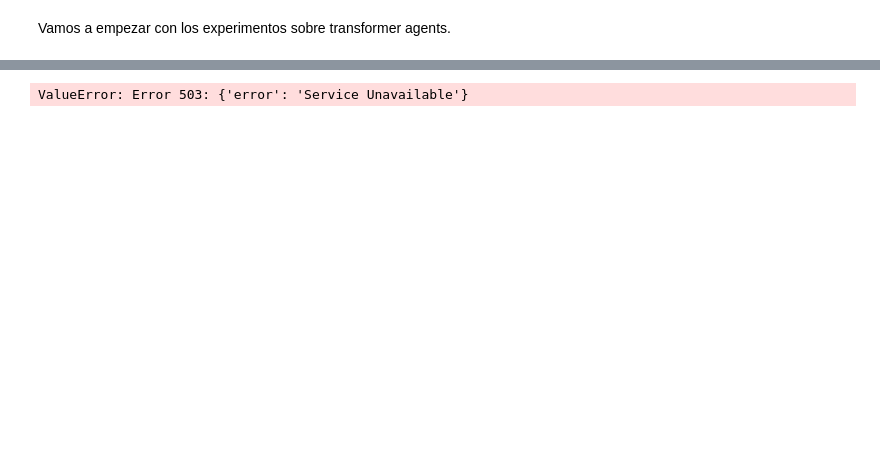
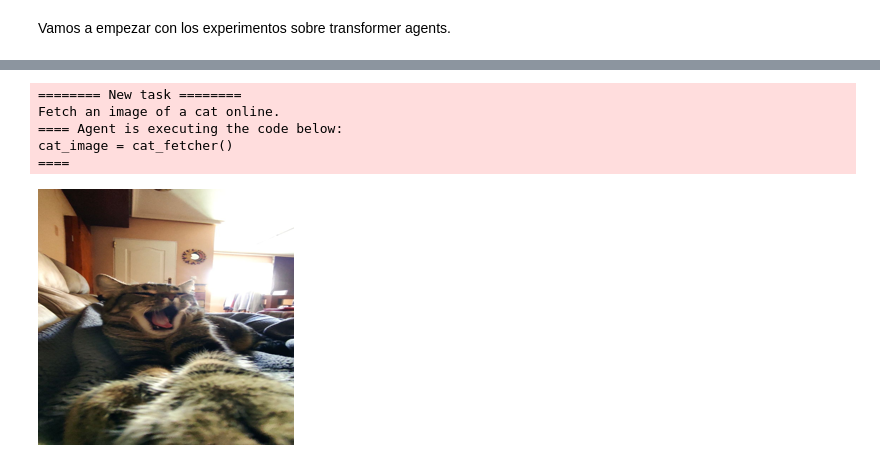
Before and after one commit to AlbertoEscrivaCastro/TFM, a Jupyter notebook: AnomalyAgent_Pruebas.ipynb, the cells around one changed output, grey strips where cells are left out. Saved outputs shown, nothing was run; the diff lists cells and outputs as text; code cells hidden in the pictures; blank space fills up the shorter version.

```diff
--- a/AnomalyAgent_Pruebas.ipynb
+++ b/AnomalyAgent_Pruebas.ipynb
@@ -60,4 +162,9 @@ ValueError: Error 503: {'error': 'Service Unavailable'}
 # %%
-agent.run("Fetch an image of a cat online and caption it for me")
+agent.run("Fetch an image of a cat online.")
 # %% [output]
-ValueError: Error 503: {'error': 'Service Unavailable'}
+======== New task ========
+Fetch an image of a cat online.
+==== Agent is executing the code below:
+cat_image = cat_fetcher()
+====
+[figure, added]
```
Also changed, not shown: parts of 21 cells of this notebook, 5 other files.
